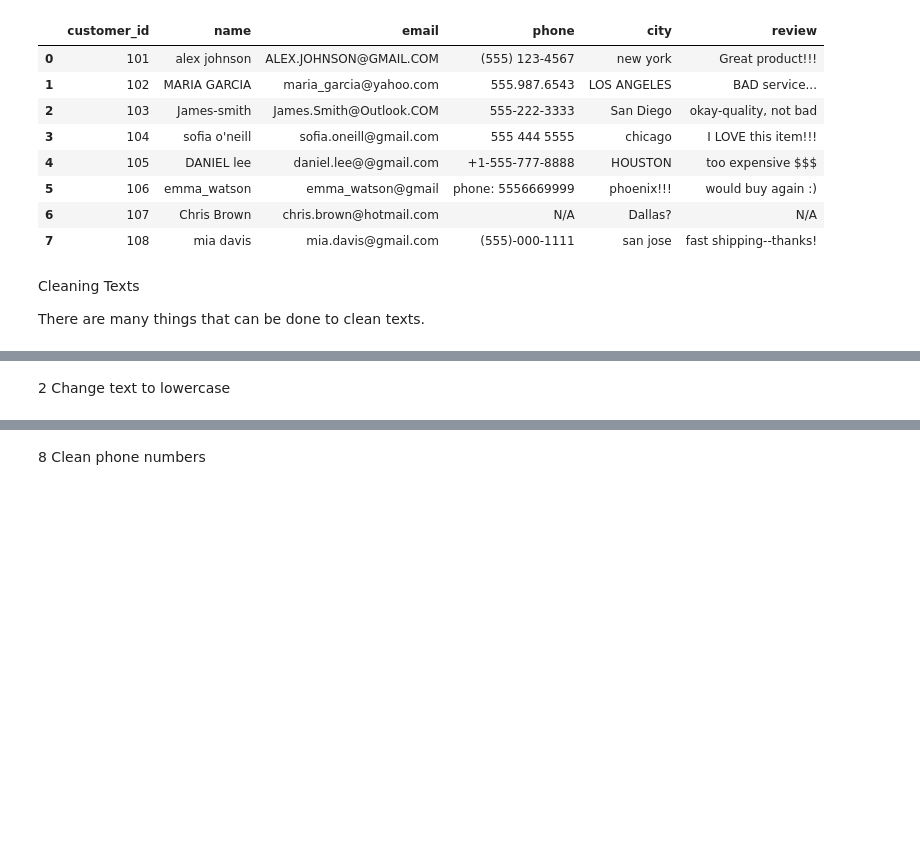
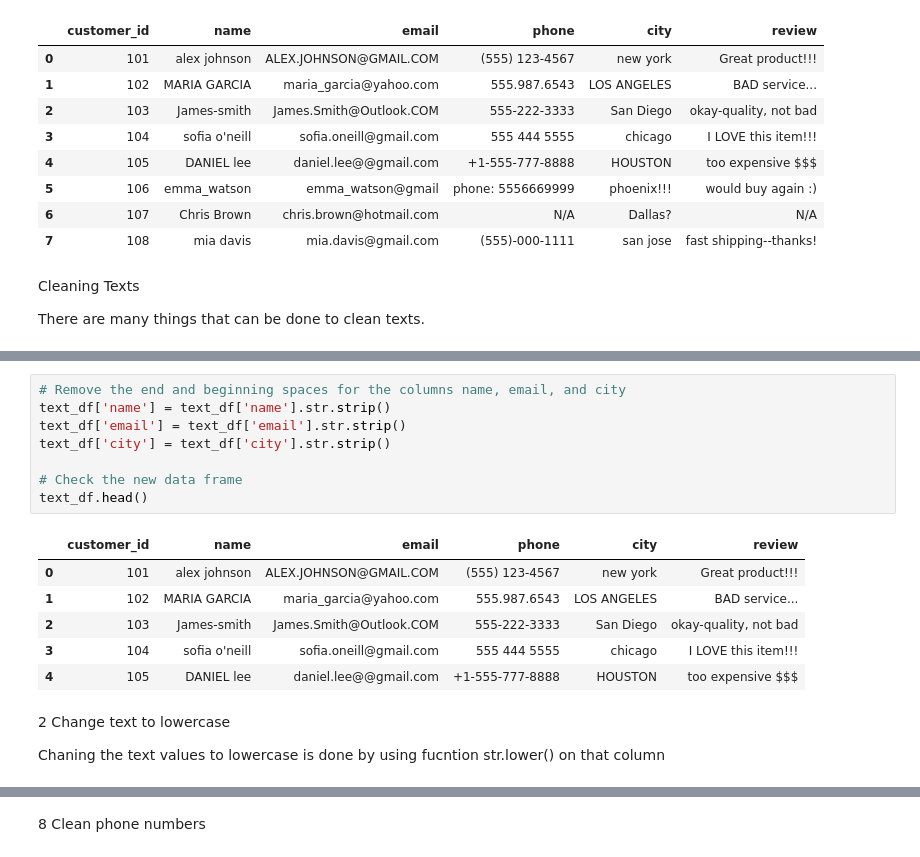
Before and after one commit to JoshPatNava/Data-Cleaning-Preparation, a Jupyter notebook: Text_Cleaning/text_cleaning.ipynb, the cells around one changed output, grey strips where cells are left out. Saved outputs shown, nothing was run; the diff lists cells and outputs as text; blank space fills up the shorter version.

```diff
--- a/Text_Cleaning/text_cleaning.ipynb
+++ b/Text_Cleaning/text_cleaning.ipynb
@@ -85,2 +99,19 @@ There are many things that can be done to clean texts.
+# %%
+# Remove the end and beginning spaces for the columns name, email, and city
+text_df['name'] = text_df['name'].str.strip()
+text_df['email'] = text_df['email'].str.strip()
+text_df['city'] = text_df['city'].str.strip()
+
+# Check the new data frame
+text_df.head()
+# %% [output]
+|  | customer_id | name | email | phone | city | review |
+| 0 | 101 | alex johnson | ALEX.JOHNSON@GMAIL.COM | (555) 123-4567 | new york | Great product!!! |
+| 1 | 102 | MARIA GARCIA | maria_garcia@yahoo.com | 555.987.6543 | LOS ANGELES | BAD service... |
+| 2 | 103 | James-smith | James.Smith@Outlook.COM | 555-222-3333 | San Diego | okay-quality, not bad |
+| 3 | 104 | sofia o'neill | sofia.oneill@gmail.com | 555 444 5555 | chicago | I LOVE this item!!! |
+| 4 | 105 | DANIEL lee | daniel.lee@@gmail.com | +1-555-777-8888 | HOUSTON | too expensive $$$ |
 # %% [markdown]
 2 Change text to lowercase
+
+Chaning the text values to lowercase is done by using fucntion str.lower() on that column
```
Also changed, not shown: parts of 14 cells of this notebook.
